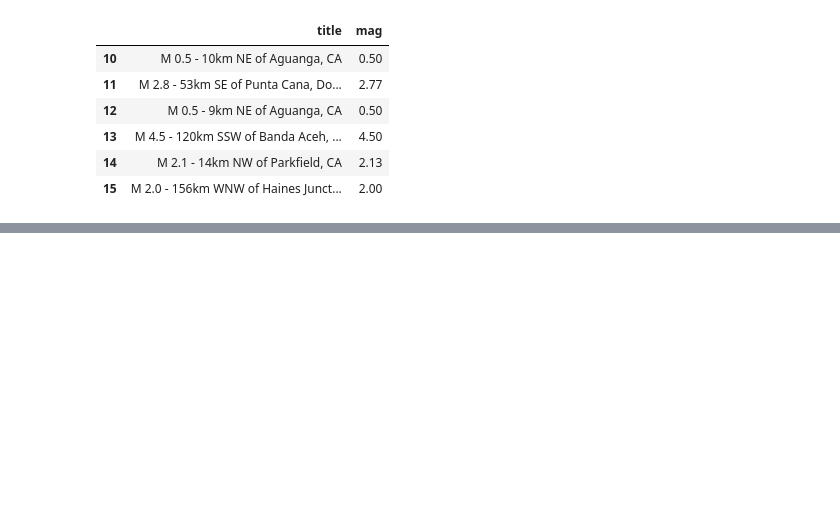
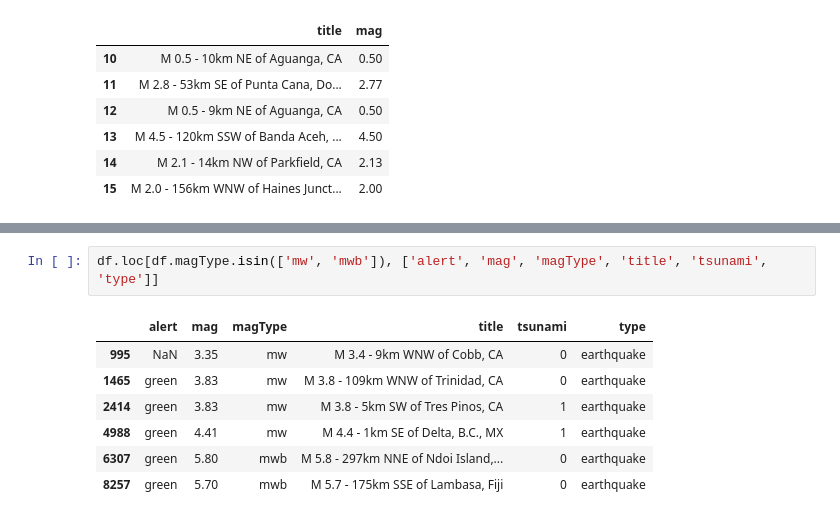
Before and after one commit to Le0Hnard/Hands-On-Data-Analysis-with-Pandas-2nd-edition, a Jupyter notebook: ch_02/Follow_Along.ipynb, the cells around one changed output, grey strips where cells are left out. Drawn from its saved outputs; the diff is of its cells as text; blank space fills up the shorter version.

```diff
--- a/ch_02/Follow_Along.ipynb
+++ b/ch_02/Follow_Along.ipynb
@@ -101,0 +174,10 @@ df.loc[10:15, ['title', 'mag']]
+# %%
+df.loc[df.magType.isin(['mw', 'mwb']), ['alert', 'mag', 'magType', 'title', 'tsunami', 'type']]
+# %% [output]
+|  | alert | mag | magType | title | tsunami | type |
+| 995 | NaN | 3.35 | mw | M 3.4 - 9km WNW of Cobb, CA | 0 | earthquake |
+| 1465 | green | 3.83 | mw | M 3.8 - 109km WNW of Trinidad, CA | 0 | earthquake |
+| 2414 | green | 3.83 | mw | M 3.8 - 5km SW of Tres Pinos, CA | 1 | earthquake |
+| 4988 | green | 4.41 | mw | M 4.4 - 1km SE of Delta, B.C., MX | 1 | earthquake |
+| 6307 | green | 5.80 | mwb | M 5.8 - 297km NNE of Ndoi Island,... | 0 | earthquake |
+| 8257 | green | 5.70 | mwb | M 5.7 - 175km SSE of Lambasa, Fiji | 0 | earthquake |
```
Also changed, not shown: parts of 11 cells of this notebook.
